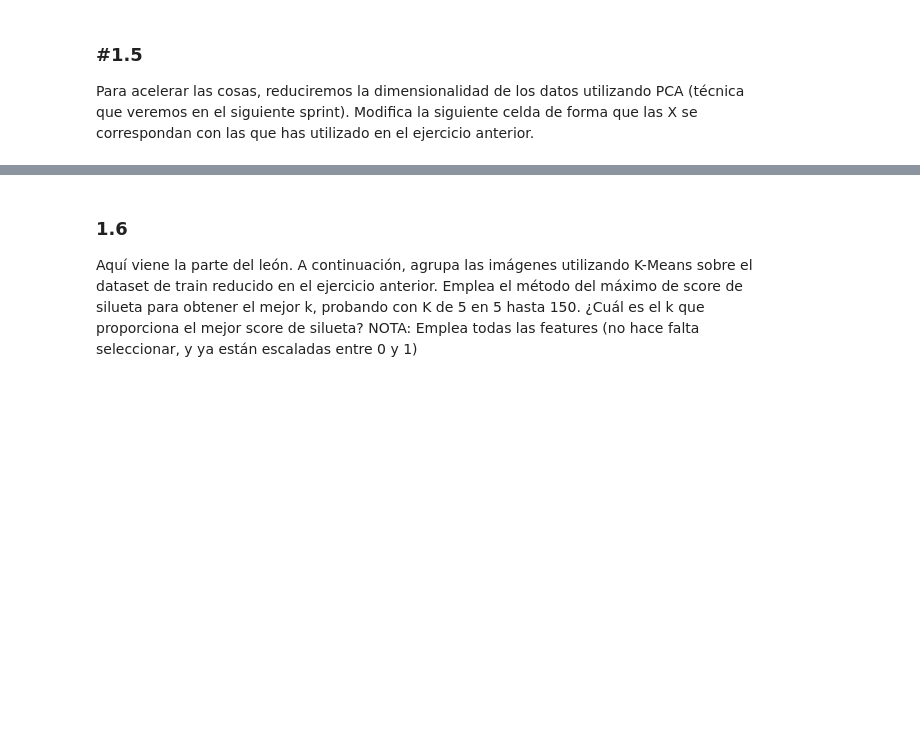
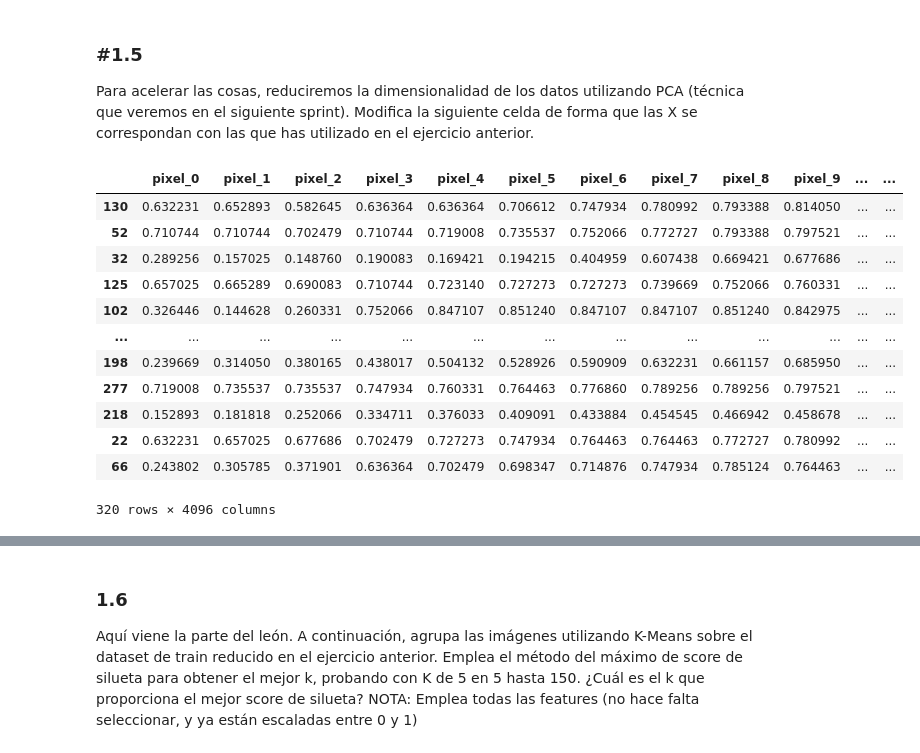
Before and after one commit to rebecaprg/DS-Online-Rebeca-Prior, a Jupyter notebook: 04_Machine_Learning/Sprint_13/Unidad_01_ML_No_Supervisado_Clustering_KMeans/03_Practica_Obligatoria/18_Practica_Obligatoria_Clustering_KMeans.ipynb, the cells around one changed output, grey strips where cells are left out. Saved outputs shown, nothing was run; the diff lists cells and outputs as text; code cells hidden in the pictures; blank space fills up the shorter version.

```diff
--- a/04_Machine_Learning/Sprint_13/Unidad_01_ML_No_Supervisado_Clustering_KMeans/03_Practica_Obligatoria/18_Practica_Obligatoria_Clustering_KMeans.ipynb
+++ b/04_Machine_Learning/Sprint_13/Unidad_01_ML_No_Supervisado_Clustering_KMeans/03_Practica_Obligatoria/18_Practica_Obligatoria_Clustering_KMeans.ipynb
@@ -60,6 +166,22 @@ def plot_faces(faces, labels, n_cols=5):
 ### #1.5
 
 Para acelerar las cosas, reduciremos la dimensionalidad de los datos utilizando PCA (técnica que veremos en el siguiente sprint). Modifica la siguiente celda de forma que las X se correspondan con las que has utilizado en el ejercicio anterior.
+# %%
+X_train
+# %% [output]
+|  | pixel_0 | pixel_1 | pixel_2 | pixel_3 | pixel_4 | pixel_5 | pixel_6 | pixel_7 | pixel_8 | pixel_9 | ... | ... |
+| 130 | 0.632231 | 0.652893 | 0.582645 | 0.636364 | 0.636364 | 0.706612 | 0.747934 | 0.780992 | 0.793388 | 0.814050 | ... | ... |
+| 52 | 0.710744 | 0.710744 | 0.702479 | 0.710744 | 0.719008 | 0.735537 | 0.752066 | 0.772727 | 0.793388 | 0.797521 | ... | ... |
+| 32 | 0.289256 | 0.157025 | 0.148760 | 0.190083 | 0.169421 | 0.194215 | 0.404959 | 0.607438 | 0.669421 | 0.677686 | ... | ... |
+| 125 | 0.657025 | 0.665289 | 0.690083 | 0.710744 | 0.723140 | 0.727273 | 0.727273 | 0.739669 | 0.752066 | 0.760331 | ... | ... |
+| 102 | 0.326446 | 0.144628 | 0.260331 | 0.752066 | 0.847107 | 0.851240 | 0.847107 | 0.847107 | 0.851240 | 0.842975 | ... | ... |
+| ... | ... | ... | ... | ... | ... | ... | ... | ... | ... | ... | ... | ... |
+| 198 | 0.239669 | 0.314050 | 0.380165 | 0.438017 | 0.504132 | 0.528926 | 0.590909 | 0.632231 | 0.661157 | 0.685950 | ... | ... |
+| 277 | 0.719008 | 0.735537 | 0.735537 | 0.747934 | 0.760331 | 0.764463 | 0.776860 | 0.789256 | 0.789256 | 0.797521 | ... | ... |
+| 218 | 0.152893 | 0.181818 | 0.252066 | 0.334711 | 0.376033 | 0.409091 | 0.433884 | 0.454545 | 0.466942 | 0.458678 | ... | ... |
+| 22 | 0.632231 | 0.657025 | 0.677686 | 0.702479 | 0.727273 | 0.747934 | 0.764463 | 0.764463 | 0.772727 | 0.780992 | ... | ... |
+| 66 | 0.243802 | 0.305785 | 0.371901 | 0.636364 | 0.702479 | 0.698347 | 0.714876 | 0.747934 | 0.785124 | 0.764463 | ... | ... |
+320 rows × 4096 columns
 # %%
 from sklearn.decomposition import PCA
 
```
Also changed, not shown: parts of 22 cells of this notebook, 1 other file.
